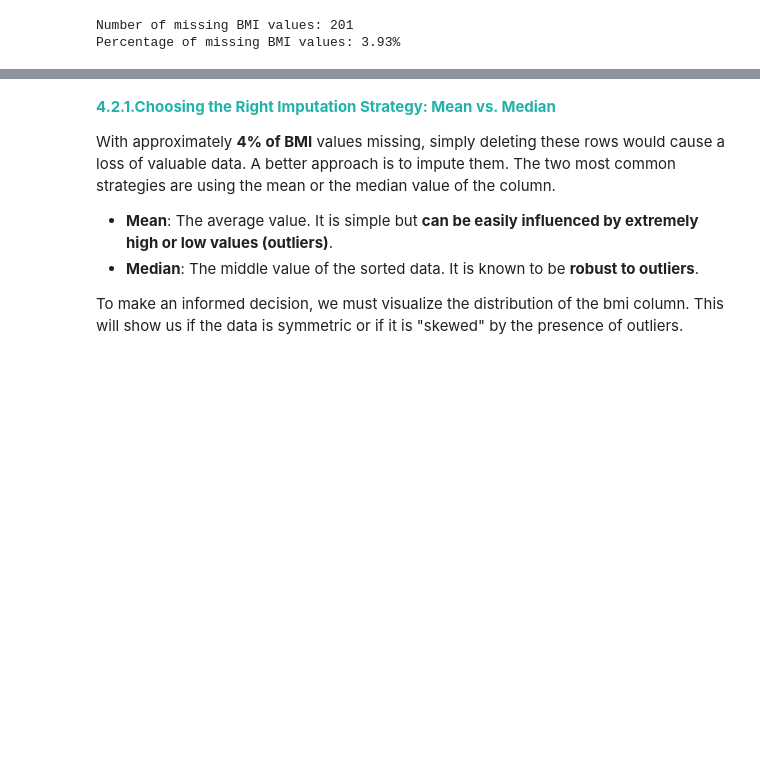
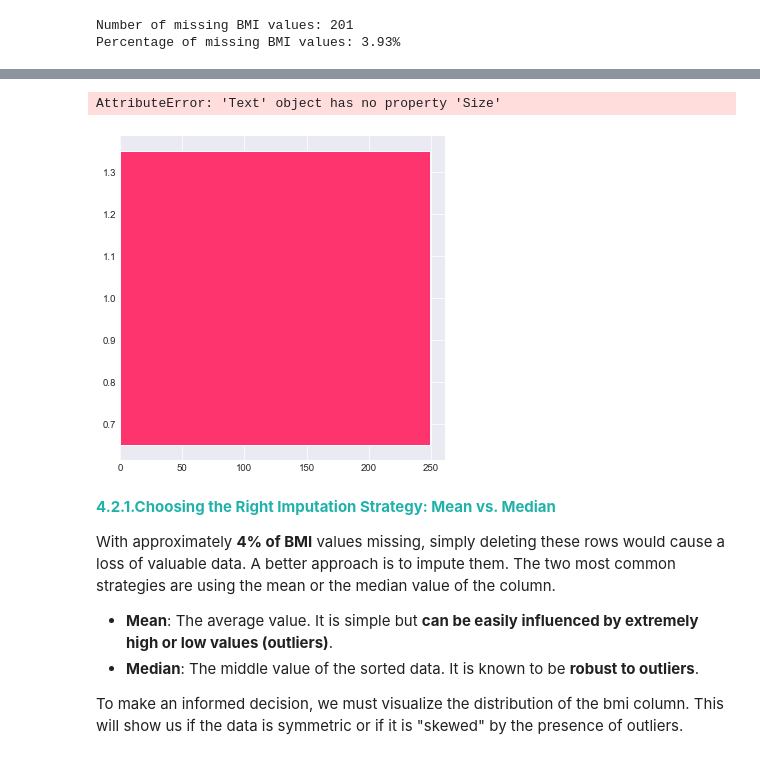
Before and after one commit to koba4real/MLDM-stroke-prediction-project, a Jupyter notebook: main-analysis.ipynb, the cells around one changed output, grey strips where cells are left out. Saved outputs shown, nothing was run; the diff lists cells and outputs as text; code cells hidden in the pictures; blank space fills up the shorter version.

```diff
--- a/main-analysis.ipynb
+++ b/main-analysis.ipynb
@@ -301,3 +352,34 @@ Percentage of missing BMI values: 3.93%
+# %%
+x = pd.DataFrame( df.groupby(['stroke'])['stroke'].count())
+
+# plot
+fig, ax = plt.subplots(figsize = (6,6), dpi = 70)
+ax.barh([1], x.stroke[1], height = 0.7, color = '#fe346e')
+plt.text(-1150, -0.08, 'Healthy', fontname='Serif', weight='bold', fontsize=16, style='normal', color='#512b58')
+plt.text(5000,-0.08, '95%',{'font':'Serif','weight':'bold' ,'size':'16','color':'#512b58'})
+ax.barh([0], x.stroke[0], height = 0.7, color = '#512b58')
+plt.text(-1000,1, 'Stroke', {'font': 'Serif','weight':'bold','Size': '16','style':'normal', 'color':'#fe346e'})
+plt.text(300,1, '5%',{'font':'Serif', 'weight':'bold','size':'16','color':'#fe346e'})
+
+fig.patch.set_facecolor('#f6f5f5')
+ax.set_facecolor('#f6f5f5')
+
+plt.text(-1150,1.77, 'Percentage of People Having Strokes' ,{'font': 'Serif', 'Size': '25','weight':'bold', 'color':'black'})
+plt.text(4650,1.65, 'Stroke ', {'font': 'Serif','weight':'bold','Size': '16','weight':'bold','style':'normal', 'color':'#fe346e'})
+plt.text(5650,1.65, '|', {'color':'black' , 'size':'16', 'weight': 'bold'})
+plt.text(5750,1.65, 'Healthy', {'font': 'Serif','weight':'bold', 'Size': '16','style':'normal', 'weight':'bold','color':'#512b58'})
+plt.text(-1150,1.5, 'It is a highly unbalanced distribution,\nand clearly seen that 5 in 100 people are susceptible \nto heart strokes.',
+        {'font':'Serif', 'size':'12.5','color': 'black'})
+
+ax.axes.get_xaxis().set_visible(False)
+ax.axes.get_yaxis().set_visible(False)
+ax.spines['bottom'].set_visible(False)
+ax.spines['left'].set_visible(True)
+ax.spines['right'].set_visible(False)
+ax.spines['top'].set_visible(False)
+# %% [output]
+AttributeError: 'Text' object has no property 'Size'
+[figure, added]
 # %% [markdown]
 <a id="3"></a>
 <font color="lightseagreen" size=+1.5><b>4.2.1.Choosing the Right Imputation Strategy: Mean vs. Median</b></font>
```
Also changed, not shown: parts of 11 cells of this notebook.
